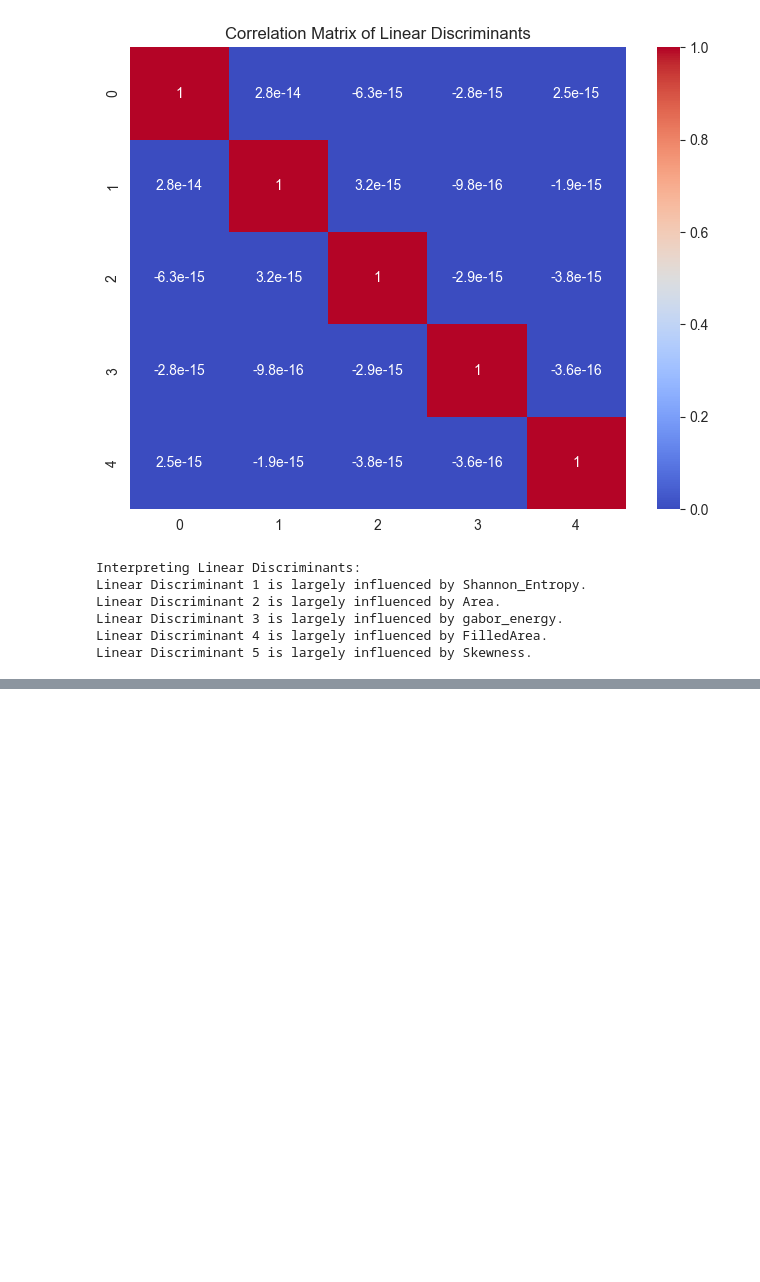
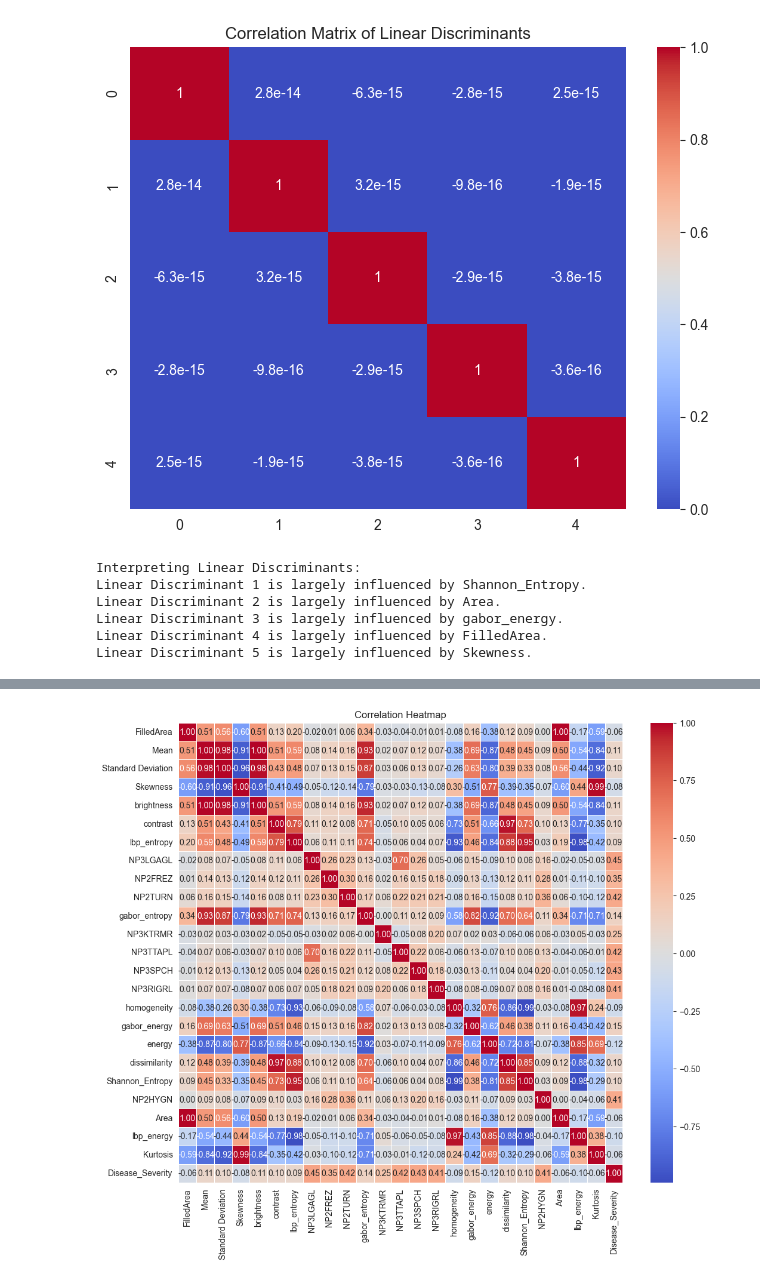
Before and after one commit to iammahbubalam/PPMI_Research_on_Parkinsons, a Jupyter notebook: src/mahbub/D_Reduce.ipynb, the cells around one changed output, grey strips where cells are left out. Saved outputs shown, nothing was run; the diff lists cells and outputs as text; code cells hidden in the pictures; blank space fills up the shorter version.

```diff
--- a/src/mahbub/D_Reduce.ipynb
+++ b/src/mahbub/D_Reduce.ipynb
@@ -834,0 +1206,88 @@ Linear Discriminant 5 is largely influenced by Skewness.
+# %%
+import pandas as pd
+import seaborn as sns
+import matplotlib.pyplot as plt
+from scipy.stats import pointbiserialr, f_oneway, chi2_contingency
+from sklearn.preprocessing import LabelEncoder
+
+# Load your dataset
+data = pd.read_csv("B:/Projects/PycharmProjects/PPMI_Research_on_Parkinson's/src/mahbub/finalDatasetWithUPDRSScore.csv")
+
+# Define your features and target variable
+features_to_test = [
+    'FilledArea', 'Mean', 'Standard Deviation', 'Skewness', 'brightness',
+    'contrast', 'lbp_entropy', 'NP3LGAGL', 'NP2FREZ', 'NP2TURN',
+    'gabor_entropy', 'NP3KTRMR', 'NP3TTAPL', 'NP3SPCH',
+    'NP3RIGRL', 'homogeneity', 'gabor_energy', 'energy', 'dissimilarity',
+    'Shannon_Entropy', 'NP2HYGN', 'Area', 'lbp_energy', 'Kurtosis'
+]
+target_variable = 'Disease_Severity'
+
+# Encode categorical target variable if necessary
+label_encoder = LabelEncoder()
+data[target_variable] = label_encoder.fit_transform(data[target_variable])
+
+# Calculate correlations
+numerical_data = data[features_to_test + [target_variable]]
+
+# Correlation matrix
+correlation_matrix = numerical_data.corr()
+
+# Plot the heatmap
+plt.figure(figsize=(12, 10))
+sns.heatmap(correlation_matrix, annot=True, cmap='coolwarm', fmt='.2f', linewidths=0.5)
+plt.title('Correlation Heatmap')
+plt.show()
+
+# Initialize dictionaries to store results
+point_biserial_results = {}
+anova_results = {}
+chi_square_results = {}
+
+# Point Biserial Correlation (for binary target)
+for feature in features_to_test:
+    if data[feature].dtype in [float, int]:  # Ensure the feature is numerical
+        correlation, p_value = pointbiserialr(data[feature], data[target_variable])
+        point_biserial_results[feature] = (correlation, p_value)
+
+# Convert results to DataFrame
+point_biserial_df = pd.DataFrame.from_dict(point_biserial_results, orient='index', columns=['Correlation', 'p-value'])
+point_biserial_df.sort_values(by='p-value', ascending=True, inplace=True)
+
+# ANOVA (for multi-class target)
+unique_categories = data[target_variable].unique()
+if len(unique_categories) > 2:  # Check if target variable is multi-class
+    for feature in features_to_test:
+        if data[feature].dtype in [float, int]:  # Ensure the feature is numerical
+            groups = [data[data[target_variable] == category][feature] for category in unique_categories]
+            f_stat, p_value = f_oneway(*groups)
+            anova_results[feature] = (f_stat, p_value)
+
+    # Convert results to DataFrame
+    anova_df = pd.DataFrame.from_dict(anova_results, orient='index', columns=['F-statistic', 'p-value'])
+    anova_df.sort_values(by='p-value', ascending=True, inplace=True)
+
+# Chi-Square Test (for categorical features)
+categorical_features = ['NP3LGAGL', 'NP2FREZ', 'NP2TURN', 'NP3KTRMR', 'NP3TTAPL', 'NP3SPCH', 'NP3RIGRL', 'NP2HYGN']
+for feature in categorical_features:
+    if data[feature].dtype == 'object':  # Ensure the feature is categorical
+        contingency_table = pd.crosstab(data[feature], data[target_variable])
+        chi2, p, dof, ex = chi2_contingency(contingency_table)
+        chi_square_results[feature] = p
+
+# Convert results to DataFrame
+chi_square_df = pd.DataFrame.from_dict(chi_square_results, orient='index', columns=['p-value'])
+chi_square_df.sort_values(by='p-value', ascending=True, inplace=True)
+
+# Print results
+print("Point Biserial Correlation Results:")
+print(point_biserial_df)
+
+if len(unique_categories) > 2:
+    print("\nANOVA Results:")
+    print(anova_df)
+
+print("\nChi-Square Test Results:")
+print(chi_square_df)
+# %% [output]
+[figure, added]
```
Also changed, not shown: parts of 22 cells of this notebook.
